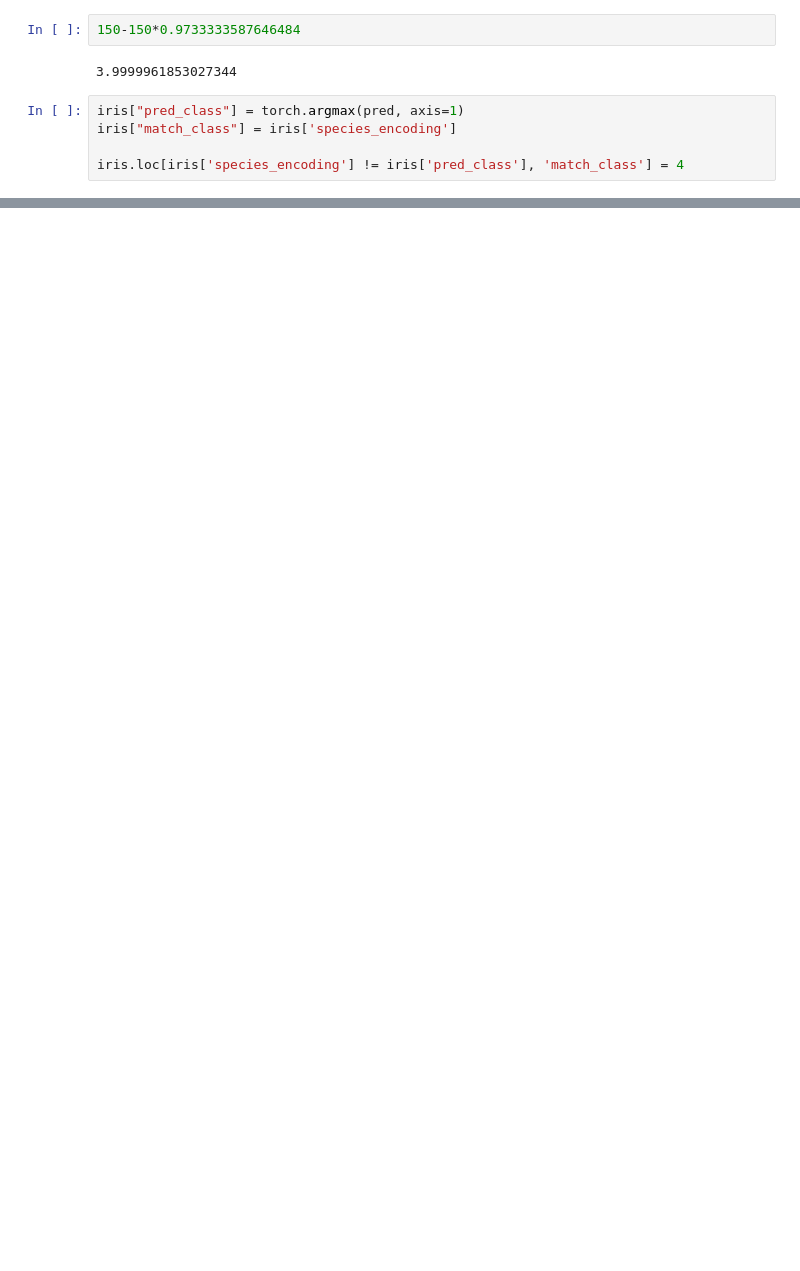
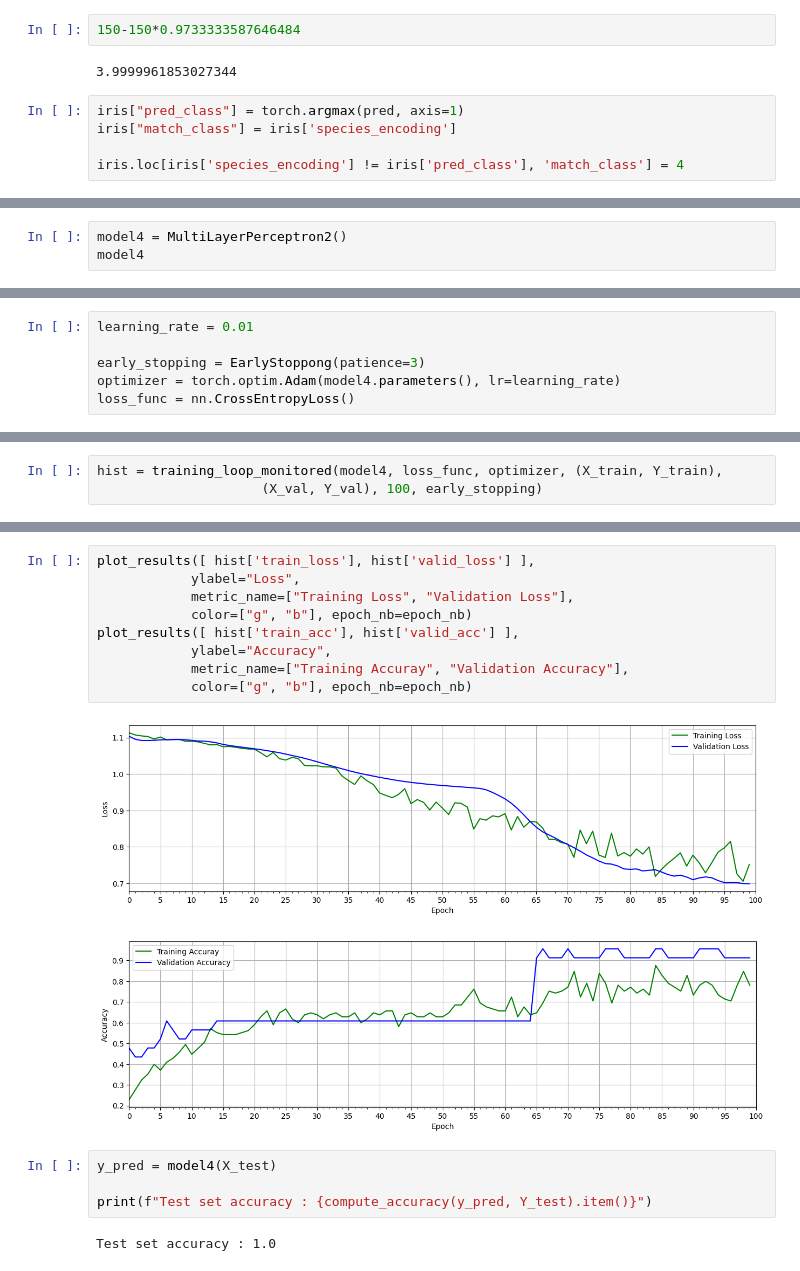
Before and after one commit to MOISECHRIST/PyTorch_Tutorial, a Jupyter notebook: ANN/Intro_To_Deep_Learning.ipynb, the cells around one changed output, grey strips where cells are left out. Drawn from its saved outputs; the diff is of its cells as text; blank space fills up the shorter version.

```diff
--- a/ANN/Intro_To_Deep_Learning.ipynb
+++ b/ANN/Intro_To_Deep_Learning.ipynb
@@ -523,0 +679,3 @@ plt.show()
+# %%
+model4 = MultiLayerPerceptron2()
+model4
@@ -523,0 +695,6 @@ plt.show()
+# %%
+learning_rate = 0.01
+
+early_stopping = EarlyStoppong(patience=3)
+optimizer = torch.optim.Adam(model4.parameters(), lr=learning_rate)
+loss_func = nn.CrossEntropyLoss()
@@ -523,0 +757,3 @@ plt.show()
+# %%
+hist = training_loop_monitored(model4, loss_func, optimizer, (X_train, Y_train),
+                     (X_val, Y_val), 100, early_stopping)
@@ -523,0 +778,18 @@ plt.show()
+# %%
+plot_results([ hist['train_loss'], hist['valid_loss'] ],
+            ylabel="Loss",
+            metric_name=["Training Loss", "Validation Loss"],
+            color=["g", "b"], epoch_nb=epoch_nb)
+plot_results([ hist['train_acc'], hist['valid_acc'] ],
+            ylabel="Accuracy",
+            metric_name=["Training Accuray", "Validation Accuracy"],
+            color=["g", "b"], epoch_nb=epoch_nb)
+# %% [output]
+[figure, added]
+[figure, added]
+# %%
+y_pred = model4(X_test)
+
+print(f"Test set accuracy : {compute_accuracy(y_pred, Y_test).item()}")
+# %% [output]
+Test set accuracy : 1.0
```
Also changed, not shown: parts of 43 cells of this notebook.
